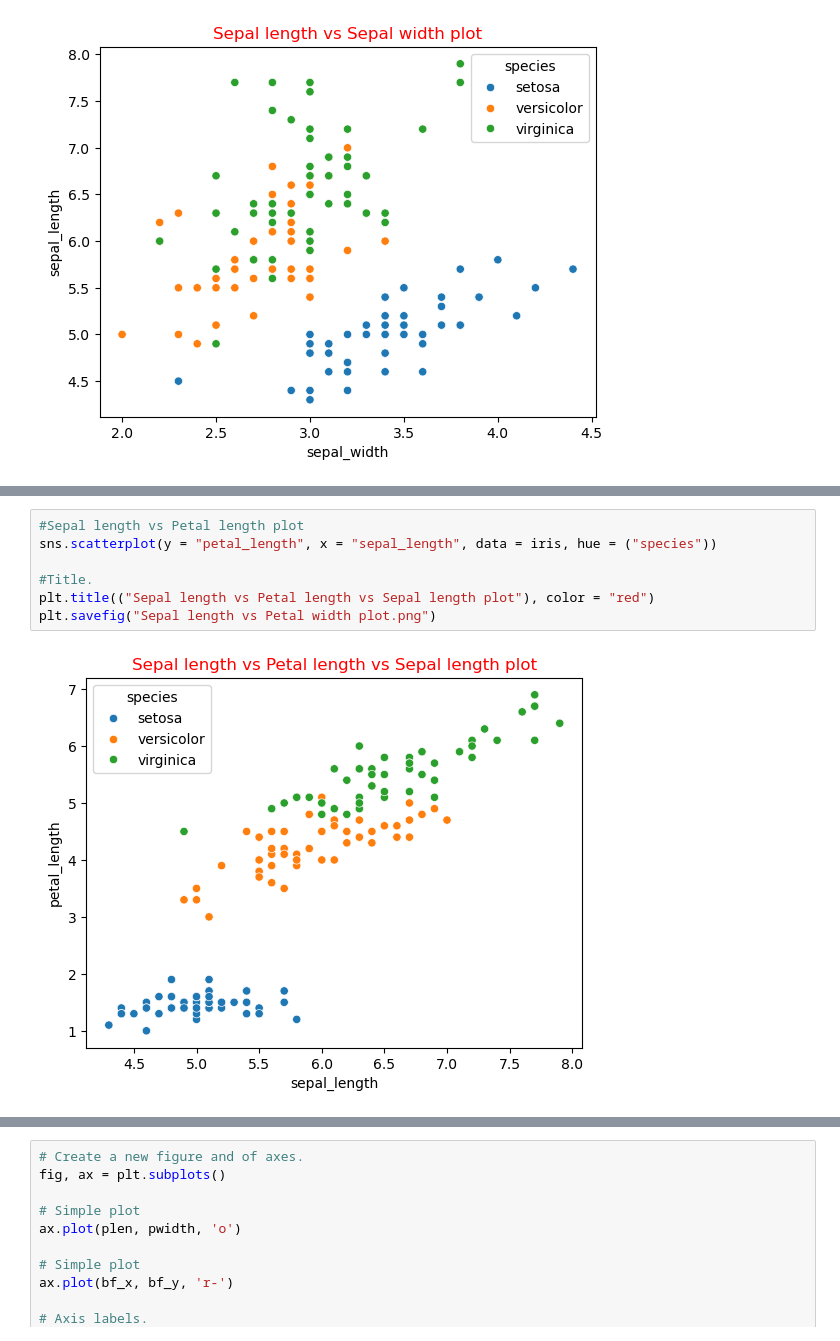
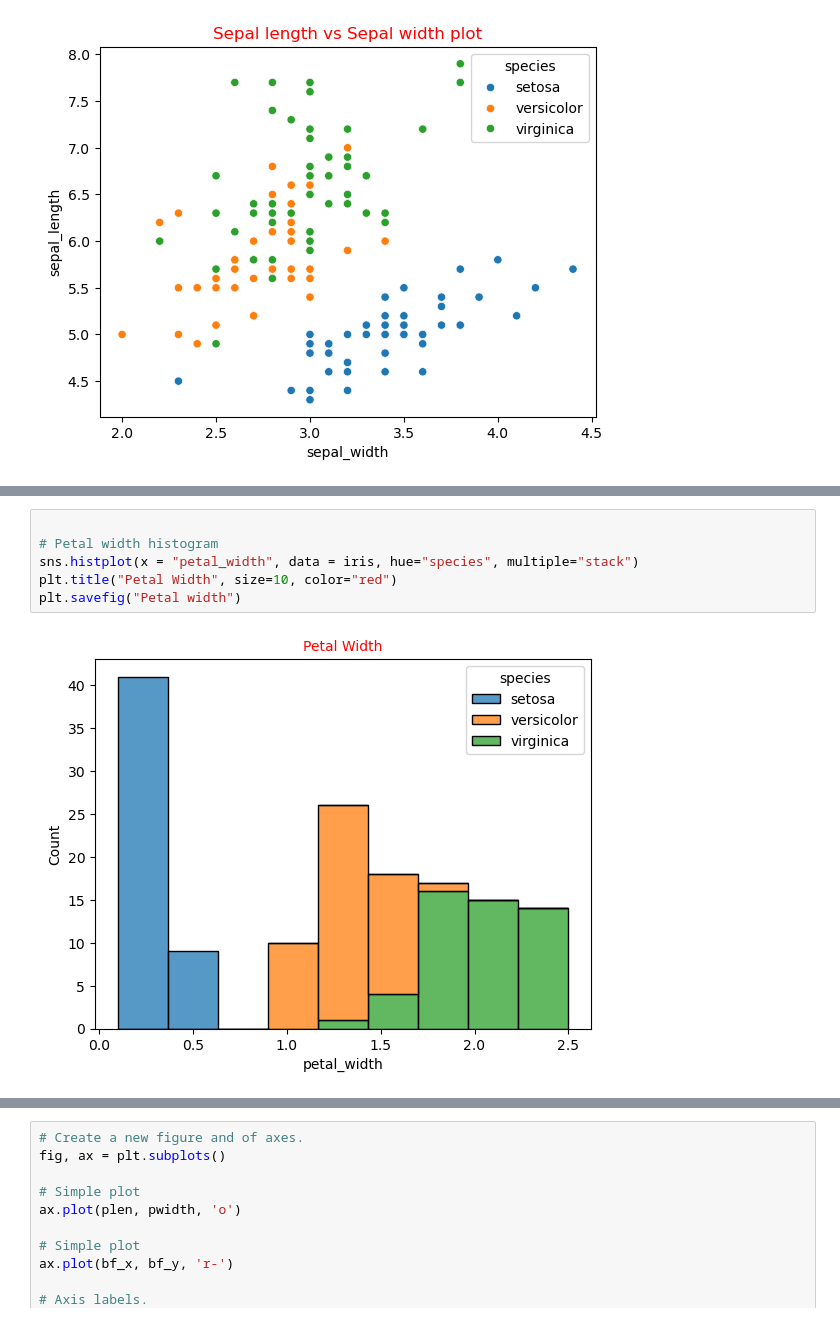
Before and after one commit to PCM11/pands-project, a Jupyter notebook: iris.ipynb, the cells around one changed output, grey strips where cells are left out. Cells and saved outputs as stored; diff of their text form.

Commit message:
Histograms edited and pairplot added

```diff
--- a/iris.ipynb
+++ b/iris.ipynb
@@ -82,9 +112,8 @@ plt.savefig(" Petal length vs Petal width plot.png")
 # %%
-#Sepal length vs Petal length plot
-sns.scatterplot(y = "petal_length", x = "sepal_length", data = iris, hue = ("species"))
 
-#Title.
-plt.title(("Sepal length vs Petal length vs Sepal length plot"), color = "red")
-plt.savefig("Sepal length vs Petal width plot.png")
+# Petal width histogram
+sns.histplot(x = "petal_width", data = iris, hue="species", multiple="stack")
+plt.title("Petal Width", size=10, color="red")
+plt.savefig("Petal width")
 # %% [output]
-[figure, old version]
+[figure, new version]
```
Also changed, not shown: parts of 7 cells of this notebook, 14 other files.
